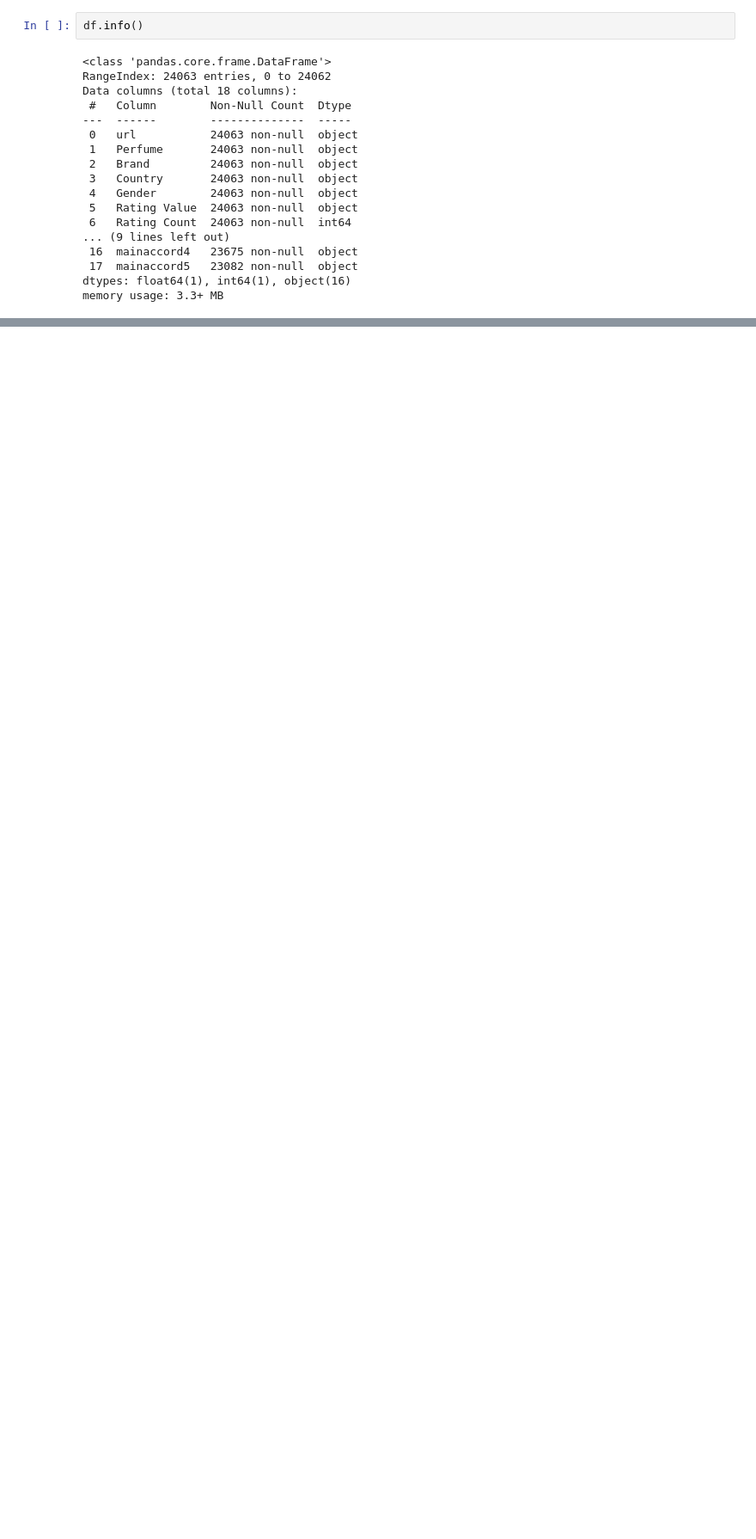
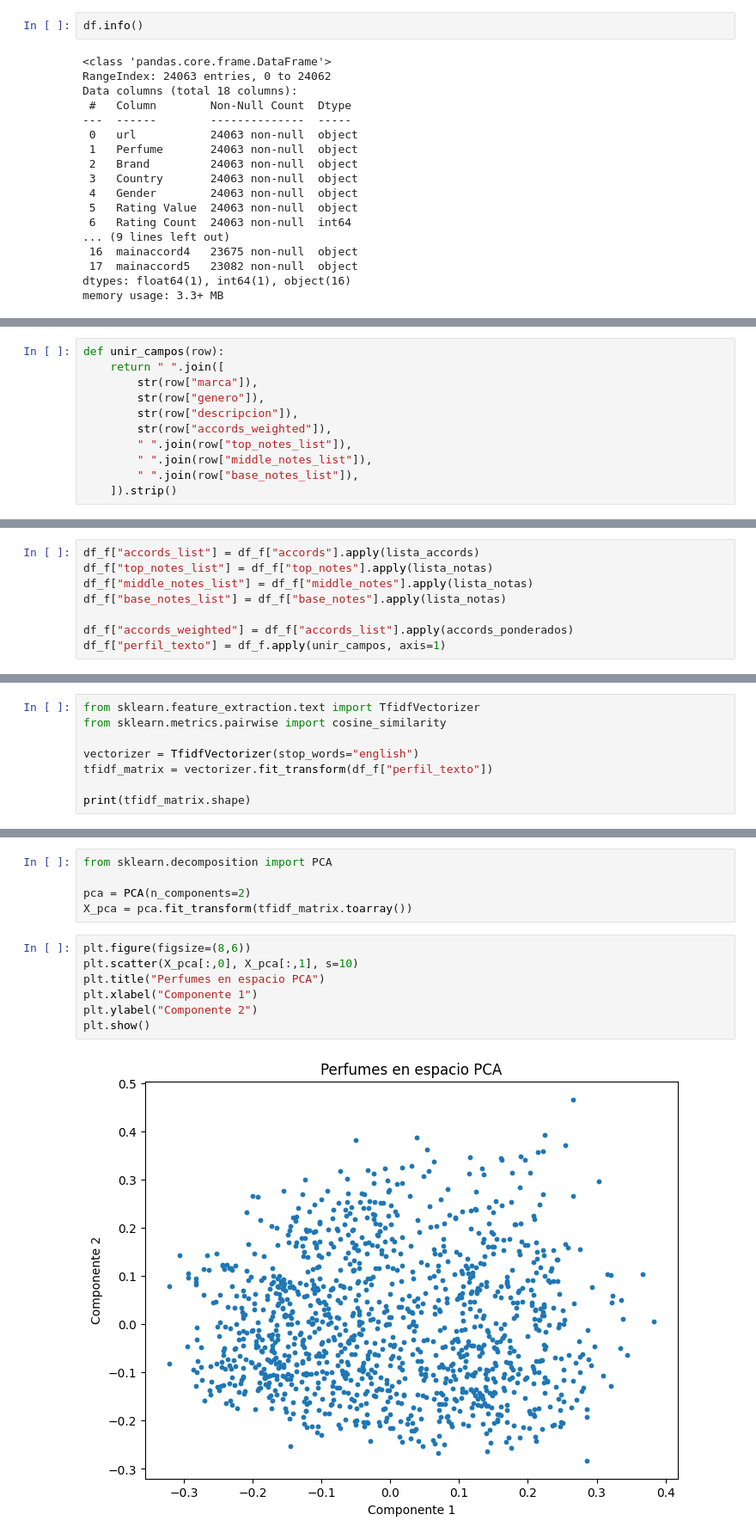
Before and after one commit to LuisAntonioGI13/perfume-recommender-ai, a Jupyter notebook: notebooks/desarrollo_modelo.ipynb, the cells around one changed output, grey strips where cells are left out. Shown at 86% size. Drawn from its saved outputs; the diff is of its cells as text; blank space fills up the shorter version.

```diff
--- a/notebooks/desarrollo_modelo.ipynb
+++ b/notebooks/desarrollo_modelo.ipynb
@@ -1425,0 +474,11 @@ recomendar_por_texto(
+# %%
+def unir_campos(row):
+    return " ".join([
+        str(row["marca"]),
+        str(row["genero"]),
+        str(row["descripcion"]),
+        str(row["accords_weighted"]),
+        " ".join(row["top_notes_list"]),
+        " ".join(row["middle_notes_list"]),
+        " ".join(row["base_notes_list"]),
+    ]).strip()
@@ -1425,0 +494,8 @@ recomendar_por_texto(
+# %%
+df_f["accords_list"] = df_f["accords"].apply(lista_accords)
+df_f["top_notes_list"] = df_f["top_notes"].apply(lista_notas)
+df_f["middle_notes_list"] = df_f["middle_notes"].apply(lista_notas)
+df_f["base_notes_list"] = df_f["base_notes"].apply(lista_notas)
+
+df_f["accords_weighted"] = df_f["accords_list"].apply(accords_ponderados)
+df_f["perfil_texto"] = df_f.apply(unir_campos, axis=1)
@@ -1425,0 +517,8 @@ recomendar_por_texto(
+# %%
+from sklearn.feature_extraction.text import TfidfVectorizer
+from sklearn.metrics.pairwise import cosine_similarity
+
+vectorizer = TfidfVectorizer(stop_words="english")
+tfidf_matrix = vectorizer.fit_transform(df_f["perfil_texto"])
+
+print(tfidf_matrix.shape)
@@ -1425,0 +729,14 @@ recomendar_por_texto(
+# %%
+from sklearn.decomposition import PCA
+
+pca = PCA(n_components=2)
+X_pca = pca.fit_transform(tfidf_matrix.toarray())
+# %%
+plt.figure(figsize=(8,6))
+plt.scatter(X_pca[:,0], X_pca[:,1], s=10)
+plt.title("Perfumes en espacio PCA")
+plt.xlabel("Componente 1")
+plt.ylabel("Componente 2")
+plt.show()
+# %% [output]
+[figure, added]
```
Also changed, not shown: parts of 167 cells of this notebook, 6 other files.
